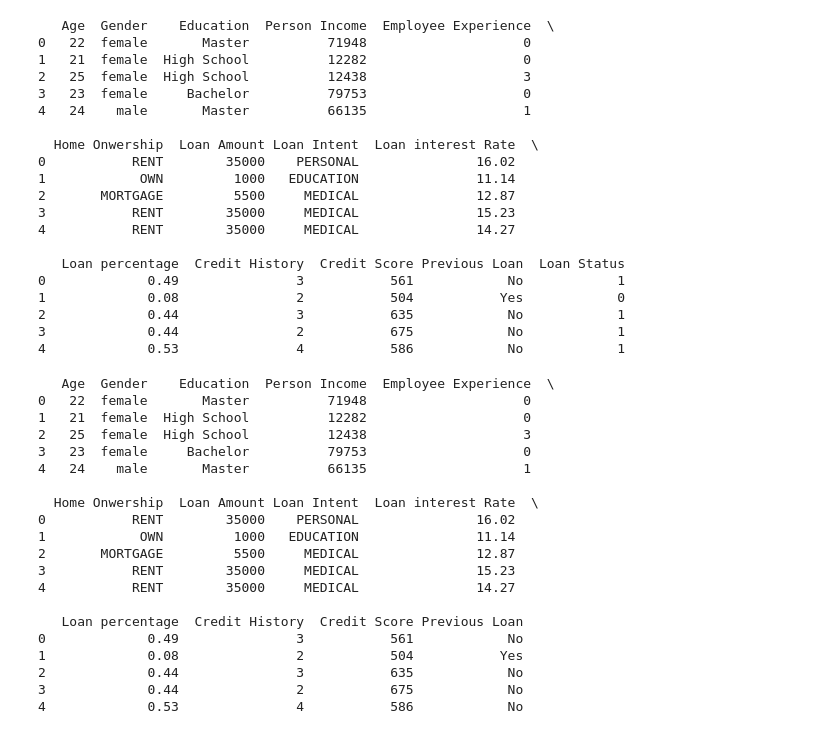
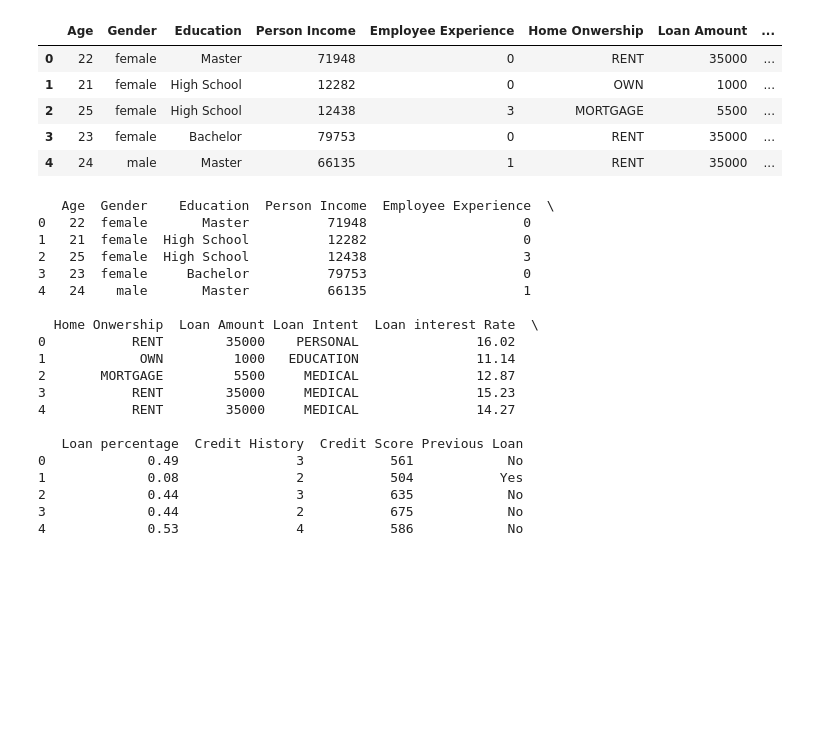
Before and after one commit to vivek-9304/Learning_ML, a Jupyter notebook: ML_Projects/Loan_Approval_Model/loan_approval_predictor.ipynb, the cells around one changed output. Drawn from its saved outputs; the diff is of its cells as text; code cells hidden in the pictures; blank space fills up the shorter version.

```diff
--- a/ML_Projects/Loan_Approval_Model/loan_approval_predictor.ipynb
+++ b/ML_Projects/Loan_Approval_Model/loan_approval_predictor.ipynb
@@ -28,30 +28,16 @@ from lightgbm import LGBMClassifier
 RandomState = 42
 # %%
 data = pd.read_csv("C:\\Learning_ML\\ML_Projects\\Loan_Approval_Model\\loan_data_new.csv")
-print(data.head())
+data.head()
 # profile = ProfileReport(data, explorative=True)
 # profile.to_file("report.html")
 # %% [output]
-   Age  Gender    Education  Person Income  Employee Experience  \
-0   22  female       Master          71948                    0
-1   21  female  High School          12282                    0
-2   25  female  High School          12438                    3
-3   23  female     Bachelor          79753                    0
-4   24    male       Master          66135                    1
-
-  Home Onwership  Loan Amount Loan Intent  Loan interest Rate  \
-0           RENT        35000    PERSONAL               16.02
-1            OWN         1000   EDUCATION               11.14
-2       MORTGAGE         5500     MEDICAL               12.87
-3           RENT        35000     MEDICAL               15.23
-4           RENT        35000     MEDICAL               14.27
-
-   Loan percentage  Credit History  Credit Score Previous Loan  Loan Status
-0             0.49               3           561            No            1
-1             0.08               2           504           Yes            0
-2             0.44               3           635            No            1
-3             0.44               2           675            No            1
-4             0.53               4           586            No            1
+|  | Age | Gender | Education | Person Income | Employee Experience | Home Onwership | Loan Amount | ... |
+| 0 | 22 | female | Master | 71948 | 0 | RENT | 35000 | ... |
+| 1 | 21 | female | High School | 12282 | 0 | OWN | 1000 | ... |
+| 2 | 25 | female | High School | 12438 | 3 | MORTGAGE | 5500 | ... |
+| 3 | 23 | female | Bachelor | 79753 | 0 | RENT | 35000 | ... |
+| 4 | 24 | male | Master | 66135 | 1 | RENT | 35000 | ... |
 # %%
 TARGET = "Loan Status"
 X = data.drop(columns=[TARGET])
```
Also changed, not shown: parts of 1 cell of this notebook.
